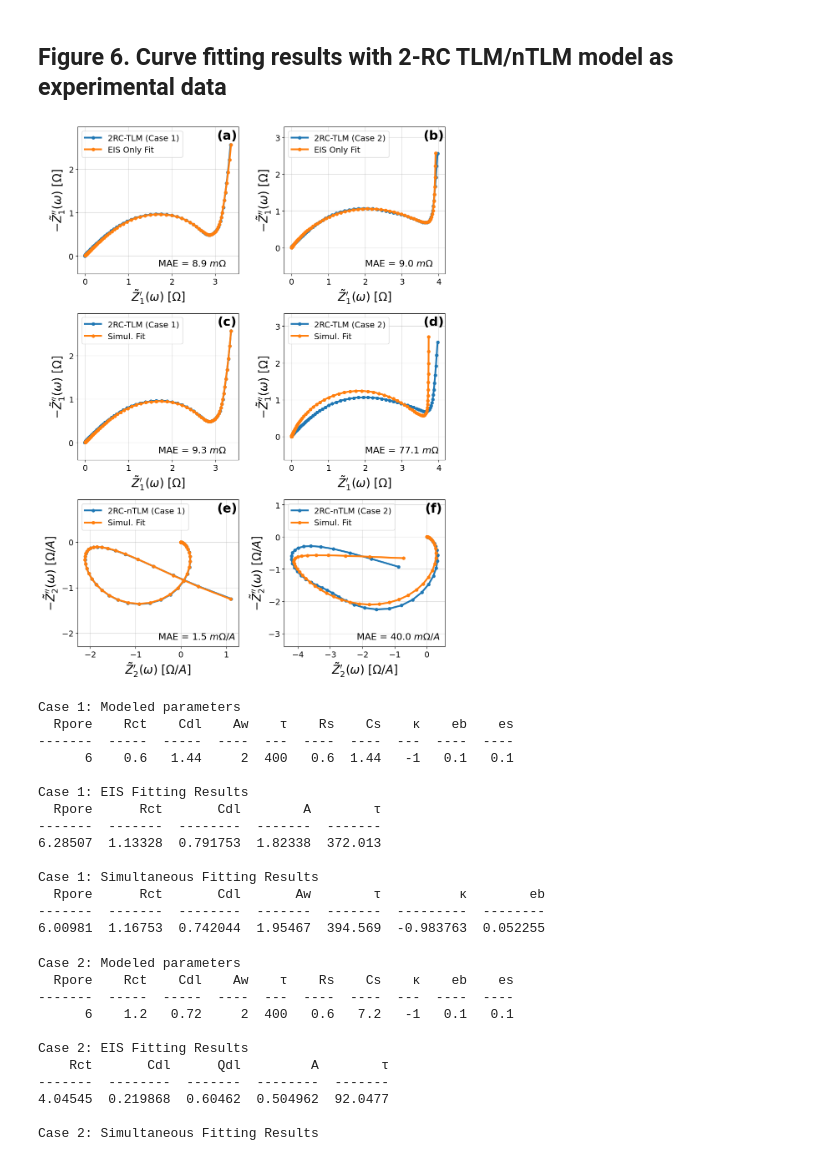
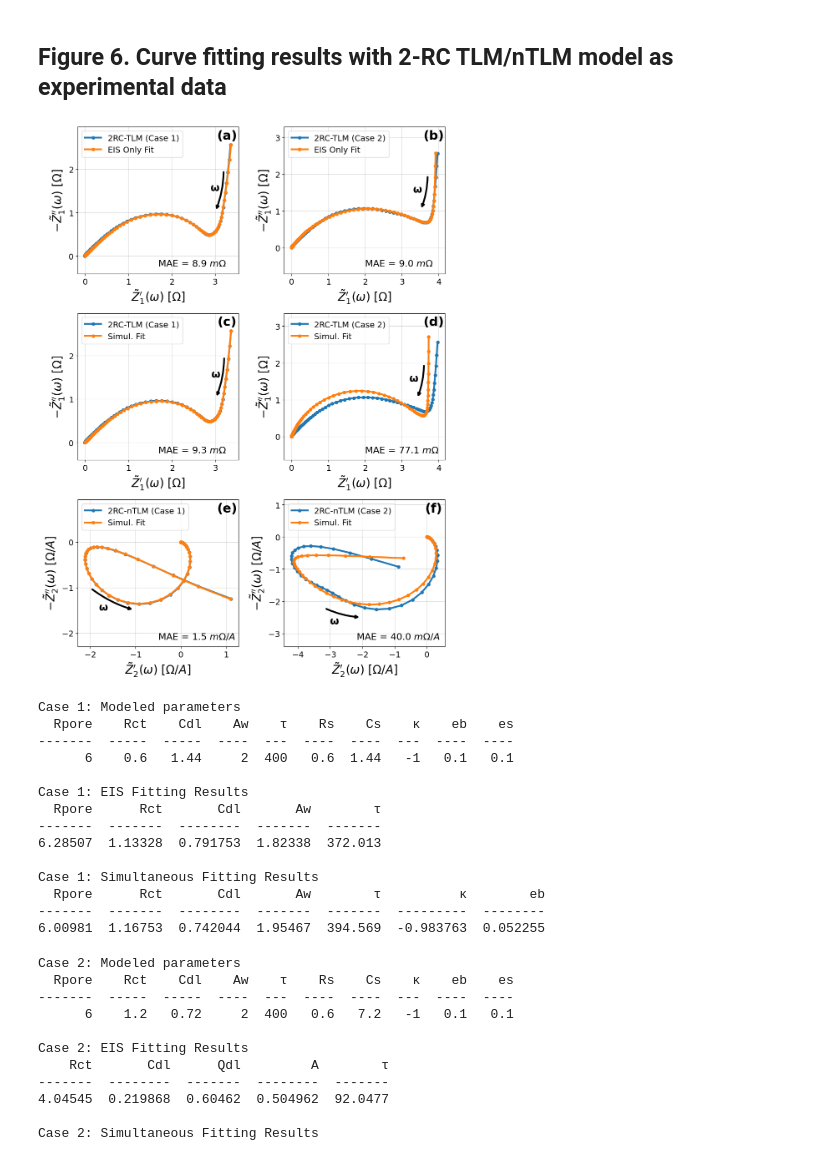
Before and after one commit to yuefan98/transmission_line_manuscript, a Jupyter notebook: nTLM.ipynb, the cells around one changed output. Saved outputs shown, nothing was run; the diff lists cells and outputs as text; code cells hidden in the pictures.

Commit message:
Update figures for better readability and prepare for submission

```diff
--- a/nTLM.ipynb
+++ b/nTLM.ipynb
@@ -92,6 +92,27 @@ def mae(Zdata, Zmodel):
     Zmodel_stack = np.hstack([Zmodel.real, Zmodel.imag])
     mae_value = np.mean(np.abs(Zdata_stack - Zmodel_stack))
     return mae_value
+# %%
+def arrow(ax,x1,y1,x2,y2,x3,y3,connectionstyle):
+    # Draw an arrow on the plot with a label at the end.
+    # Parameters:
+    # - ax: The axes on which to draw the arrow.
+    # - x1, y1: The ending point of the arrow.
+    # - x2, y2: The starting point of the arrow.
+    # - x3, y3: The position of the label.
+    # - connectionstyle: The style of the arrow connection.
+
+    ax.annotate("",
+                xy=(x1, y1), xycoords='data',
+                xytext=(x2, y2), textcoords='data',
+                arrowprops=dict(arrowstyle="->", color='k',lw=3,
+                                shrinkA=5, shrinkB=5,
+                                patchA=None, patchB=None,
+                                connectionstyle=connectionstyle,
+                                ),
+                )
+    ax.text(x3,y3,'ω',size=18,weight='bold')
+    return()
 # %%
 # Define the frequency for simulation
 f = np.geomspace(1e-3, 1e4, 100, endpoint=True)  # frequency range from 1e-3 Hz to 1e4 Hz
@@ -141,6 +162,7 @@ for i in range (0,max_N):
 
     ## perform TLM/2nd-nTLM calculations for different N
     for j in range (0,max_N):
+
         start_time = time.time()
 
         N =10**j
@@ -175,6 +197,8 @@ for i in range (0,max_N):
         ax[i,0].set_ylim([-0.5,3.5])
     ax[i,0].text(0.93, 0.94, '('+string.ascii_lowercase[2*i]+')',horizontalalignment='center',verticalalignment='center', transform=ax[i,0].transAxes, size=22, weight='bold')
     ax[i,1].text(0.93, 0.94, '('+string.ascii_lowercase[2*i+1]+')',horizontalalignment='center',verticalalignment='center', transform=ax[i,1].transAxes, size=22, weight='bold')
+    arrow(ax[0,0], 1.1, 0.2, 1.3, 1, 1.4, 0.5, connectionstyle="arc3,rad=-.1")
+    arrow(ax[0,1], 0.5, -0.8, 1.2, -1, 0.7, -1.1, connectionstyle="arc3,rad=-.1")
 
 plt.tight_layout()
 plt.show()
@@ -465,32 +490,40 @@ ax[0,1].text(0.5, 0.05, f'MAE = {1000*mae(Z_2RC_case2[0], Z1_fit_case2):.1f} $m\
 
 circ_str_1 = 'RCSQ0'
 circ_str_2 = 'RCSQn0'
 
 Rpore = 6;Rct = 0.6*2;Cdl = 0.72;Aw = 2;tau = 400
 k = -1;eb = 0.1
 initial_guess = [Rct, Cdl,Q, Aw, tau, k, eb]
 
 simul_circuit_case2 = EISandNLEIS(circ_str_1,circ_str_2, initial_guess=initial_guess)
 simul_circuit_case2.fit(f,Z_2RC_case2[0],Z_2RC_case2[1],max_f = np.inf)
 Z1_simul_case2, Z2_simul_case2 = simul_circuit_case2.predict(f, max_f = np.inf)
 
 plot_first(ax[1,1],Z_2RC_case2[0], fmt='-o',lw=3,ms =5,label = '2RC-TLM (Case 2)')
 plot_first(ax[1,1],Z1_simul_case2, fmt='-o',lw=3,ms =5,label = 'Simul. Fit')
 ax[1,1].legend(fontsize=14)
 # ax[1,1].text(0.55, 0.13, f'R$^2$ = {R2(Z_2RC_case2[0], Z1_simul_case2):.4f}', fontsize=16, transform=ax[1,1].transAxes)
 ax[1,1].text(0.5, 0.05, f'MAE = {1000*mae(Z_2RC_case2[0], Z1_simul_case2):.1f} $m\Omega$', fontsize=16, transform=ax[1,1].transAxes)
 
 plot_second(ax[2,1],Z_2RC_case2[1], fmt='-o',lw=3,ms = 5,label = '2RC-nTLM (Case 2)')
 plot_second(ax[2,1], Z2_simul_case2, fmt='-o',lw=3,ms = 5,label = 'Simul. Fit')
 ax[2,1].legend(fontsize=14, loc = 'upper left')
 # ax[2,1].text(0.55, 0.13, f'R$^2$ = {R2(Z_2RC_case2[1], Z2_simul_case2):.4f}', fontsize=16, transform=ax[2,1].transAxes)
 ax[2,1].text(0.45, 0.05, f'MAE = {1000*mae(Z_2RC_case2[1], Z2_simul_case2):.1f} $m\Omega / A$', fontsize=16, transform=ax[2,1].transAxes)
 
 for idx, axi in enumerate(ax.flat):
     axi.text(0.93, 0.94, f'({string.ascii_lowercase[idx]})',horizontalalignment='center',verticalalignment='center', transform=axi.transAxes, size=22, weight='bold')
+arrow(ax[0,0], 3, 1, 3.2, 2, 2.9, 1.5, connectionstyle="arc3,rad=-.1")
+arrow(ax[0,1], 3.5, 1, 3.7, 2, 3.3, 1.5, connectionstyle="arc3,rad=-.1")
+arrow(ax[1,0], 3, 1, 3.2, 2, 2.9, 1.5, connectionstyle="arc3,rad=-.1")
+arrow(ax[1,1], 3.4, 1, 3.6, 2, 3.2, 1.5, connectionstyle="arc3,rad=-.1")
+
+
+arrow(ax[2,0], -1, -1.5, -2, -1, -1.8, -1.5, connectionstyle="arc3,rad=.1")
+arrow(ax[2,1], -2, -2.5, -3.2, -2.2, -3, -2.7, connectionstyle="arc3,rad=.1")
 
 plt.tight_layout()
 plt.show()
 # %% [output]
-[figure, old version]
+[figure, new version]
 # %%
@@ -520,7 +553,7 @@ Case 1: Modeled parameters
       6    0.6   1.44     2  400   0.6  1.44   -1   0.1   0.1
 
 Case 1: EIS Fitting Results
-  Rpore      Rct       Cdl        A        τ
+  Rpore      Rct       Cdl       Aw        τ
 -------  -------  --------  -------  -------
 6.28507  1.13328  0.791753  1.82338  372.013
 
```
Also changed, not shown: parts of 7 cells of this notebook, 6 other files.
